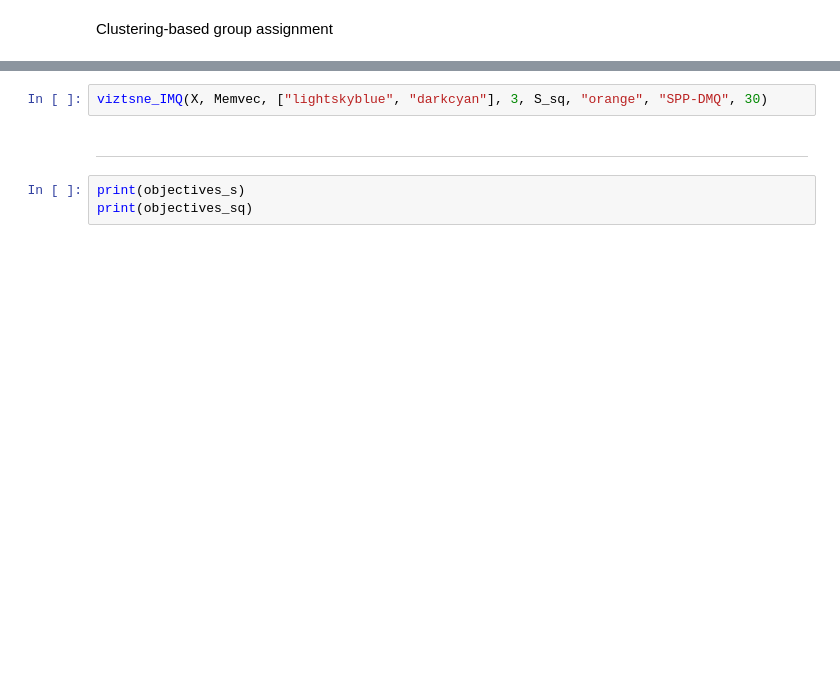
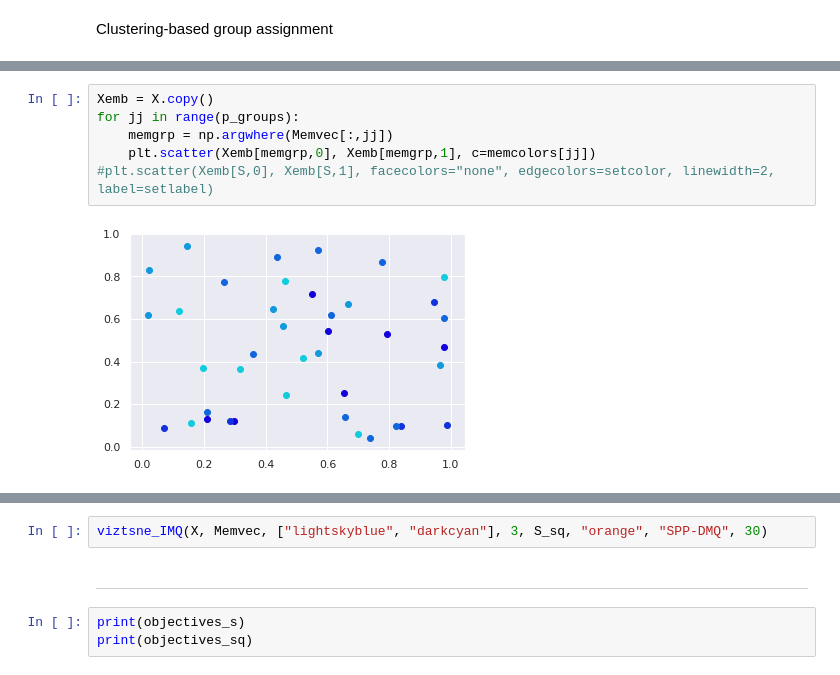
Before and after one commit to neerajaabhyankar/fair-cohort-selection, a Jupyter notebook: discrete-point-process-with-quota.ipynb, the cells around one changed output, grey strips where cells are left out. Saved outputs shown, nothing was run; the diff lists cells and outputs as text; blank space fills up the shorter version.

```diff
--- a/discrete-point-process-with-quota.ipynb
+++ b/discrete-point-process-with-quota.ipynb
@@ -143,0 +494,8 @@ vizpca_DMQ(X, Memvec, memcolors, [], "orange", "Group assignment", 30)
+# %%
+Xemb = X.copy()
+for jj in range(p_groups):
+    memgrp = np.argwhere(Memvec[:,jj])
+    plt.scatter(Xemb[memgrp,0], Xemb[memgrp,1], c=memcolors[jj])
+#plt.scatter(Xemb[S,0], Xemb[S,1], facecolors="none", edgecolors=setcolor, linewidth=2, label=setlabel)
+# %% [output]
+[figure, added]
```
Also changed, not shown: parts of 37 cells of this notebook, 1 other file.
